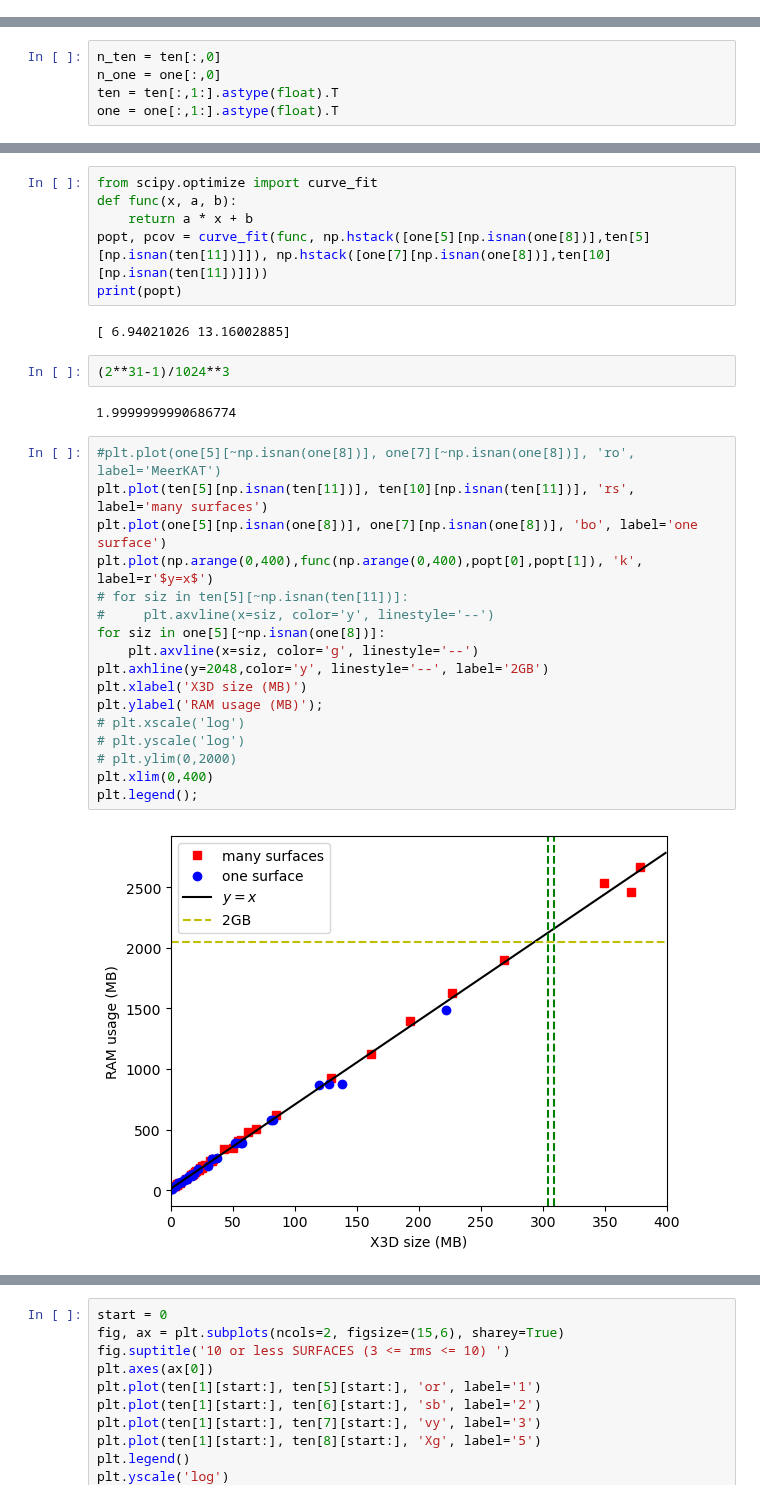
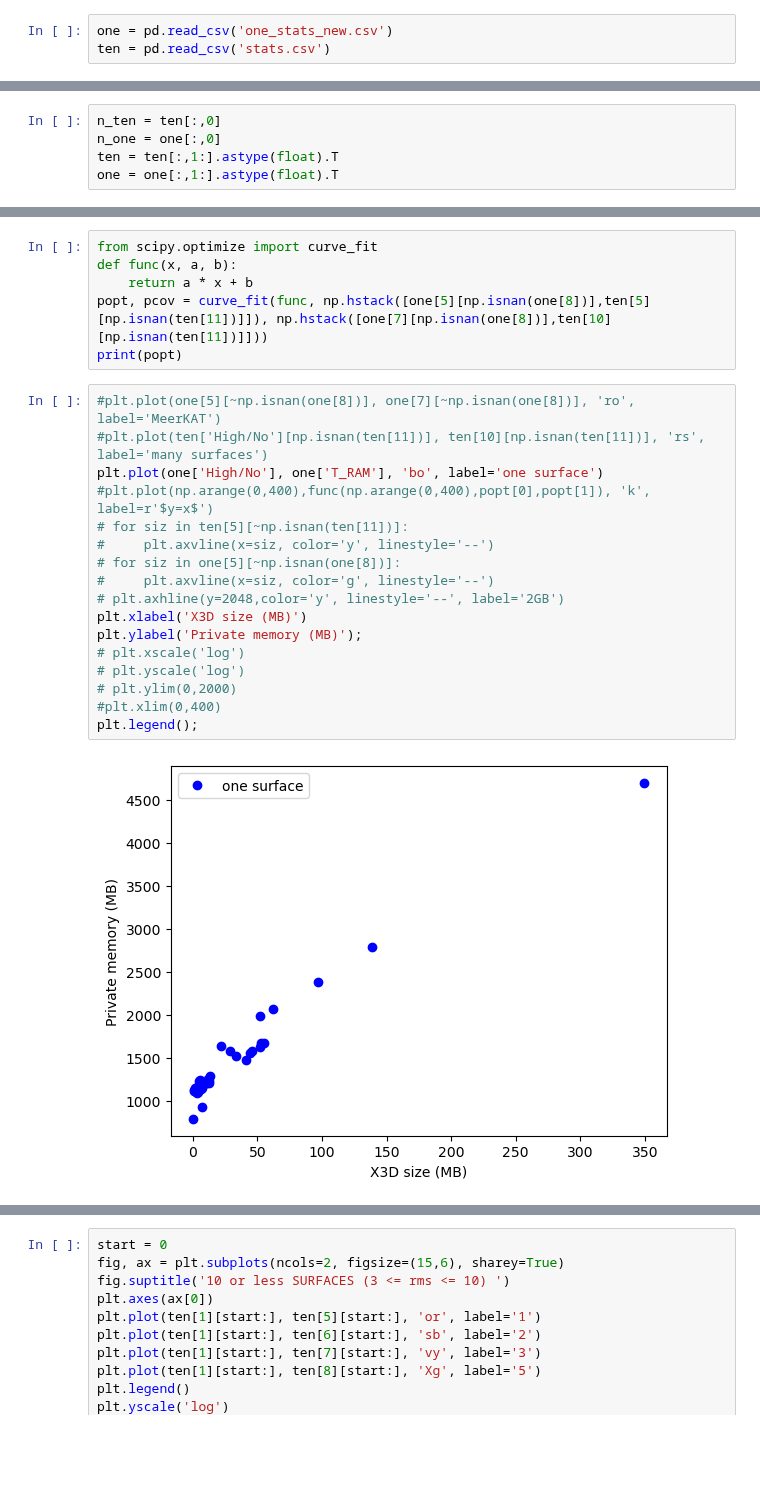
Before and after one commit to ixakalabadie/ViSL3D, a Jupyter notebook: stats_analysis.ipynb, the cells around one changed output, grey strips where cells are left out. Cells and saved outputs as stored; diff of their text form; blank space fills up the shorter version.

```diff
--- a/stats_analysis.ipynb
+++ b/stats_analysis.ipynb
@@ -5,3 +6,6 @@ import numpy as np
+# %%
+one = pd.read_csv('one_stats_new.csv')
+ten = pd.read_csv('stats.csv')
 # %%
 # open file with 10 surfaces
 with open('stats.csv', 'r') as file_t:
@@ -57,28 +61,22 @@ def func(x, a, b):
     return a * x + b
 popt, pcov = curve_fit(func, np.hstack([one[5][np.isnan(one[8])],ten[5][np.isnan(ten[11])]]), np.hstack([one[7][np.isnan(one[8])],ten[10][np.isnan(ten[11])]]))
 print(popt)
-# %% [output]
-[ 6.94021026 13.16002885]
-# %%
-(2**31-1)/1024**3
-# %% [output]
-1.9999999990686774
 # %%
 #plt.plot(one[5][~np.isnan(one[8])], one[7][~np.isnan(one[8])], 'ro', label='MeerKAT')
-plt.plot(ten[5][np.isnan(ten[11])], ten[10][np.isnan(ten[11])], 'rs', label='many surfaces')
-plt.plot(one[5][np.isnan(one[8])], one[7][np.isnan(one[8])], 'bo', label='one surface')
-plt.plot(np.arange(0,400),func(np.arange(0,400),popt[0],popt[1]), 'k', label=r'$y=x$')
+#plt.plot(ten['High/No'][np.isnan(ten[11])], ten[10][np.isnan(ten[11])], 'rs', label='many surfaces')
+plt.plot(one['High/No'], one['T_RAM'], 'bo', label='one surface')
+#plt.plot(np.arange(0,400),func(np.arange(0,400),popt[0],popt[1]), 'k', label=r'$y=x$')
 # for siz in ten[5][~np.isnan(ten[11])]:
 #     plt.axvline(x=siz, color='y', linestyle='--')
-for siz in one[5][~np.isnan(one[8])]:
-    plt.axvline(x=siz, color='g', linestyle='--')
-plt.axhline(y=2048,color='y', linestyle='--', label='2GB')
+# for siz in one[5][~np.isnan(one[8])]:
+#     plt.axvline(x=siz, color='g', linestyle='--')
+# plt.axhline(y=2048,color='y', linestyle='--', label='2GB')
 plt.xlabel('X3D size (MB)')
-plt.ylabel('RAM usage (MB)');
+plt.ylabel('Private memory (MB)');
 # plt.xscale('log')
 # plt.yscale('log')
 # plt.ylim(0,2000)
-plt.xlim(0,400)
+#plt.xlim(0,400)
 plt.legend();
 # %% [output]
-[figure, old version]
+[figure, new version]
```
Also changed, not shown: parts of 5 cells of this notebook, 5 other files.
